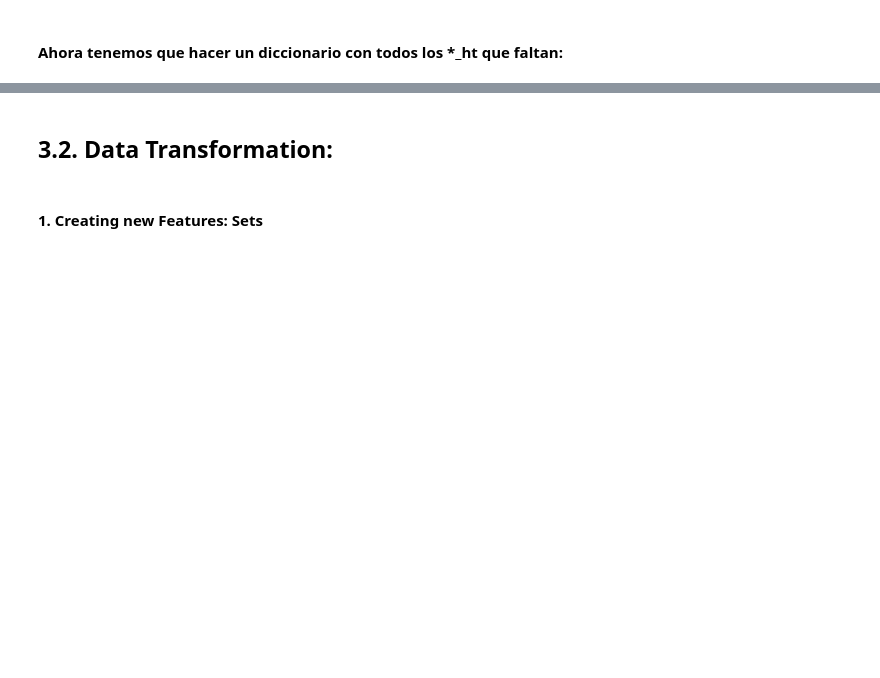
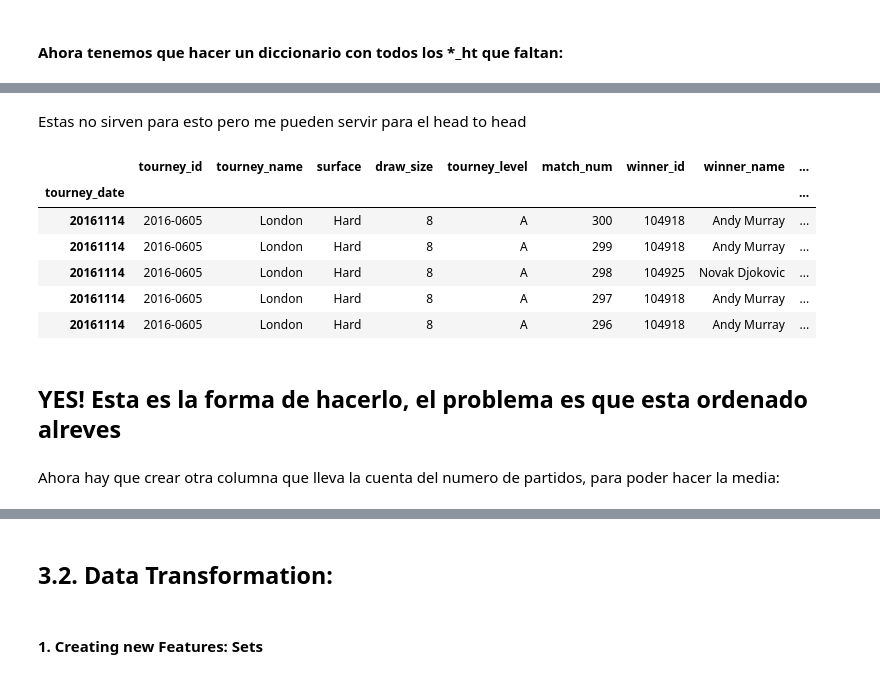
Before and after one commit to ISANJUA/TFM_ML4sportsBets, a Jupyter notebook: Resumen 3. Feature Extraction, Transformations and Cleansing.ipynb, the cells around one changed output, grey strips where cells are left out. Cells and saved outputs as stored; diff of their text form; code cells hidden in the pictures; blank space fills up the shorter version.

```diff
--- a/Resumen 3. Feature Extraction, Transformations and Cleansing.ipynb
+++ b/Resumen 3. Feature Extraction, Transformations and Cleansing.ipynb
@@ -127,2 +202,0 @@ Names = {'Alejandro Gonzalez': 191, 'Alexandre Sidorenko': 185}
-# %%
-framesDCWO2['loser_ht'] = framesDCWO2['loser_ht'].fillna(framesDCWO2['loser_name'].map(Names))
@@ -257,0 +357,2 @@ framesDCWO2.isnull().sum()
+# %%
+framesDCWO2 = framesDCWO2.sort_values(by=['tourney_date', 'match_num'], ascending=False)
@@ -257,0 +416,20 @@ framesDCWO2.isnull().sum()
+# %% [markdown]
+Estas no sirven para esto pero me pueden servir para el head to head
+# %%
+framesDCWO2 = framesDCWO2.set_index('tourney_date','match_num').sort_index(ascending=False)
+# %%
+framesDCWO2['w_minutes_cum']=framesDCWO2.groupby('winner_name')['minutes'].transform(pd.Series.cumsum)
+# %%
+framesDCWO2.head()
+# %% [output]
+|  | tourney_id | tourney_name | surface | draw_size | tourney_level | match_num | winner_id | winner_name | ... |
+| tourney_date |  |  |  |  |  |  |  |  | ... |
+| 20161114 | 2016-0605 | London | Hard | 8 | A | 300 | 104918 | Andy Murray | ... |
+| 20161114 | 2016-0605 | London | Hard | 8 | A | 299 | 104918 | Andy Murray | ... |
+| 20161114 | 2016-0605 | London | Hard | 8 | A | 298 | 104925 | Novak Djokovic | ... |
+| 20161114 | 2016-0605 | London | Hard | 8 | A | 297 | 104918 | Andy Murray | ... |
+| 20161114 | 2016-0605 | London | Hard | 8 | A | 296 | 104918 | Andy Murray | ... |
+# %% [markdown]
+## YES! Esta es la forma de hacerlo, el problema es que esta ordenado alreves
+# %% [markdown]
+Ahora hay que crear otra columna que lleva la cuenta del numero de partidos, para poder hacer la media:
```
Also changed, not shown: parts of 45 cells of this notebook.
